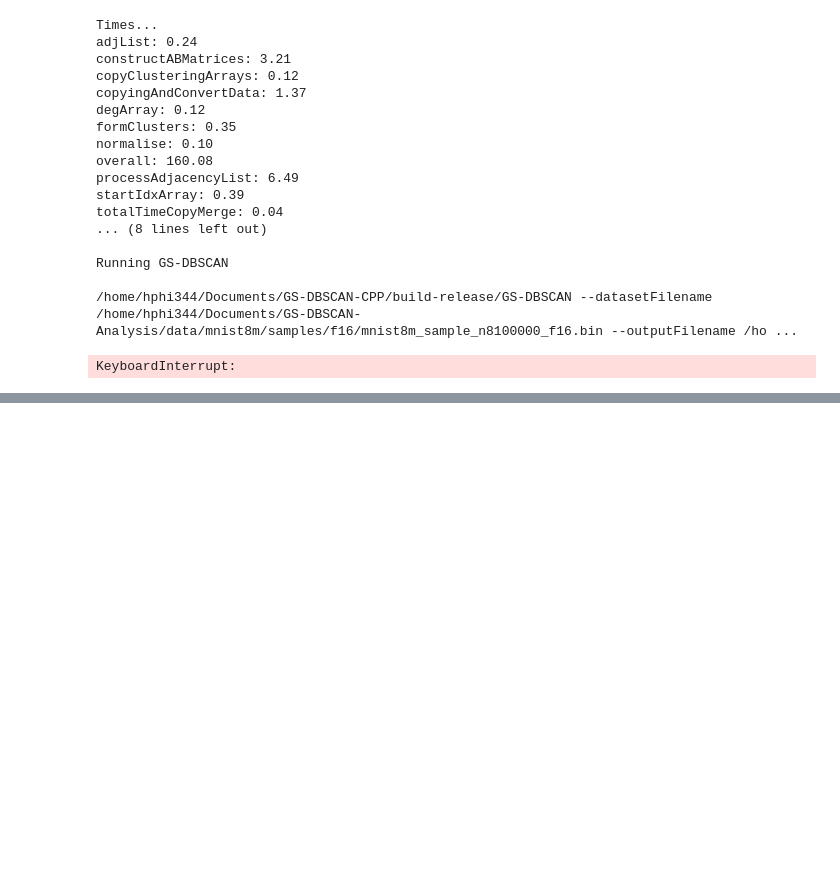
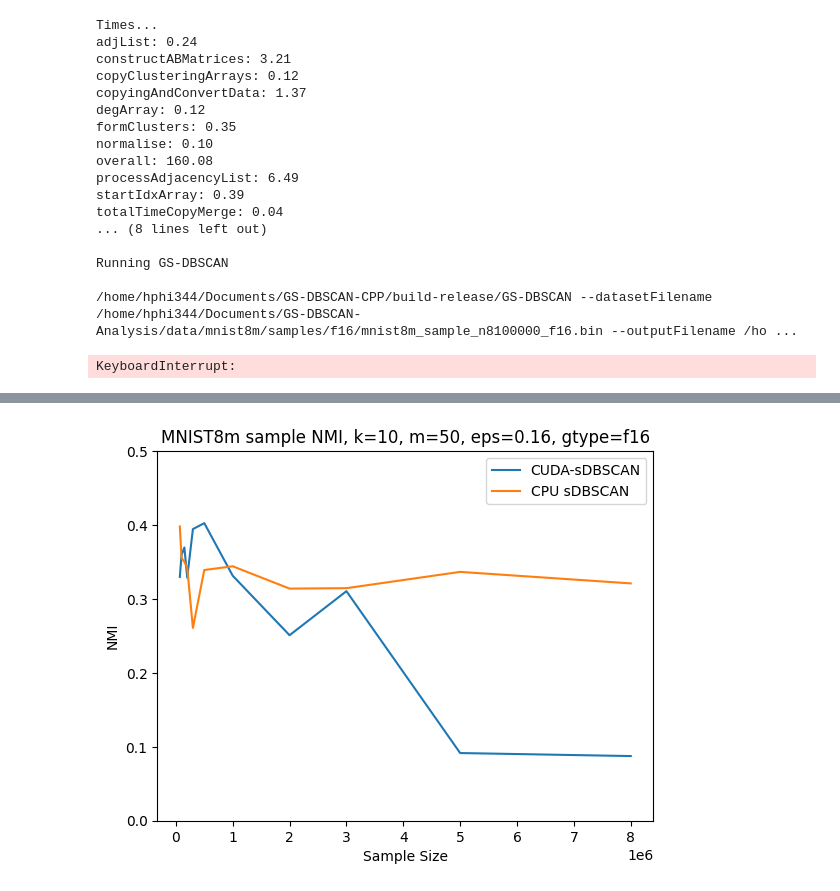
Before and after one commit to HugoPhibbs/GS-DBSCAN-Analysis, a Jupyter notebook: analysis_notebooks/mnist_analysis.ipynb, the cells around one changed output, grey strips where cells are left out. Cells and saved outputs as stored; diff of their text form; code cells hidden in the pictures; blank space fills up the shorter version.

```diff
--- a/analysis_notebooks/mnist_analysis.ipynb
+++ b/analysis_notebooks/mnist_analysis.ipynb
@@ -420,0 +477,4 @@ Exiting Loop
+# %%
+su.plot_compare_cpu_gpu_nmi(results_samples_df, results_samples_cpu_df, title = f"MNIST8m sample NMI, k={run_params_cpu.k}, m={run_params_cpu.m}, eps={run_params_cpu.eps}", save_path = f"{plots_dir}/MNIST8M_sample_nmi")
+# %% [output]
+[figure, added]
```
Also changed, not shown: parts of 22 cells of this notebook, 6 other files.
